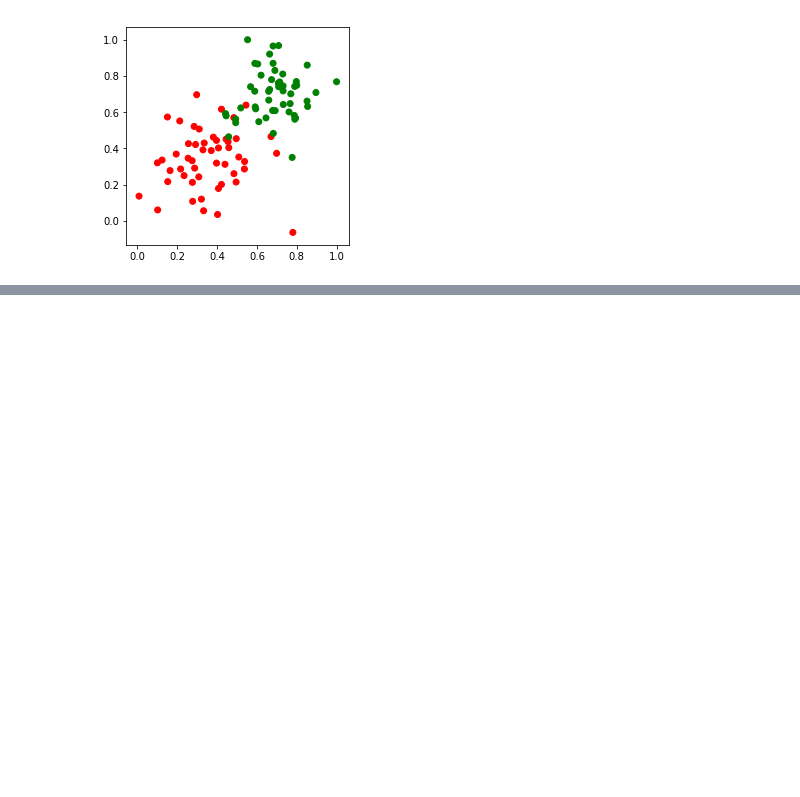
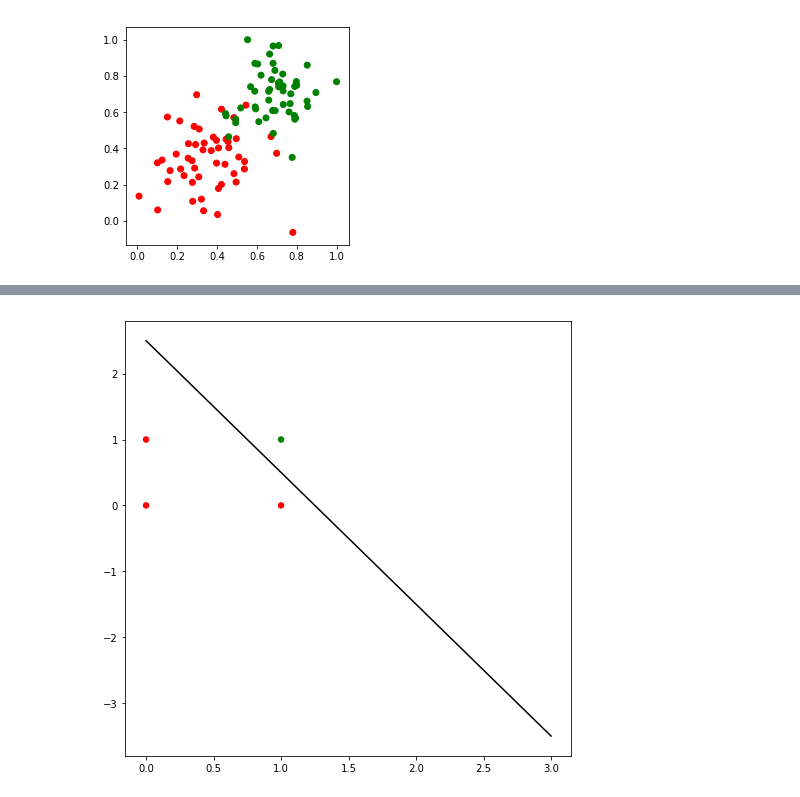
Before and after one commit to hackintoshrao/blog-posts, a Jupyter notebook: Neural Nets/Building Neural Nets From Scratch/Part 1/code/admission.ipynb, the cells around one changed output, grey strips where cells are left out. Drawn from its saved outputs; the diff is of its cells as text; code cells hidden in the pictures; blank space fills up the shorter version.

```diff
--- a/Neural Nets/Building Neural Nets From Scratch/Part 1/code/admission.ipynb
+++ b/Neural Nets/Building Neural Nets From Scratch/Part 1/code/admission.ipynb
@@ -38,0 +55,31 @@ plt.scatter(test_scores, grades, c=label, cmap=matplotlib.colors.ListedColormap(
+# %%
+and_gate_input_0 = np.array([1, 1, 0, 0])
+and_gate_input_1 = np.array([0, 1, 0, 1])
+and_gate_output  = np.array([0, 1, 0, 0])
+colors = ['red','green']
+
+# Obtain the y pionts for line given the x points using equation y = w * x + b
+def get_y_axis_line_points(x, w , b):
+    return w * x + b
+
+def generate_spaced_points(minimum, maximum, total_points):
+    return np.linspace(minimum, maximum, num=total_points)
+
+# Setting the weights and bias.
+w = -2
+b = 2.5
+#fig = plt.figure(figsize=(4,4))
+
+n = 50
+
+x = generate_spaced_points(0 , 3, 20)
+y = get_y_axis_line_points(x , w, b)
+
+
+fig, ax = plt.subplots(figsize=(8,8))
+ax.scatter(and_gate_input_0, and_gate_input_1, c=and_gate_output, cmap=matplotlib.colors.ListedColormap(colors), s= 30)
+ax.plot(x, y,   color='black')
+
+fig.show()
+# %% [output]
+[figure, added]
```
Also changed, not shown: parts of 1 cell of this notebook, 3 other files.
